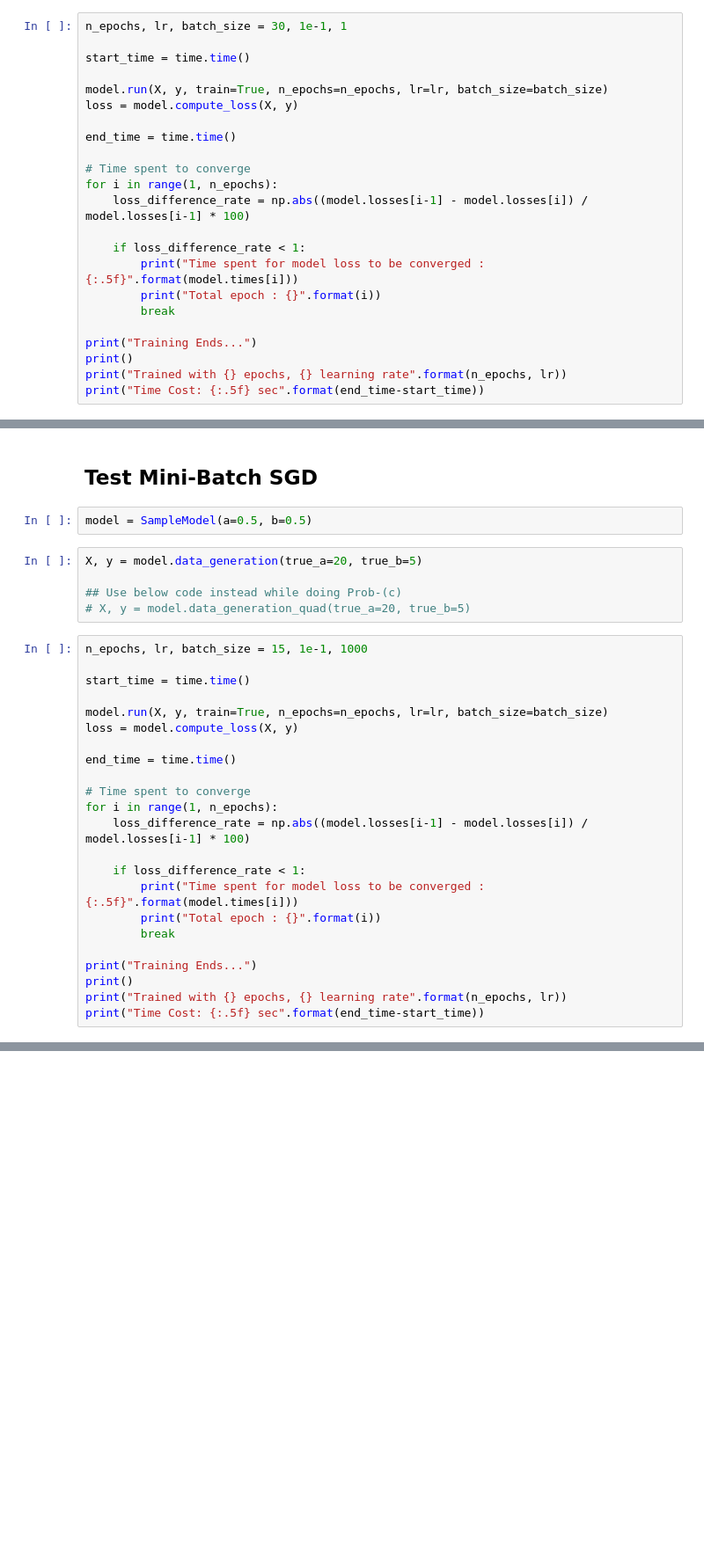
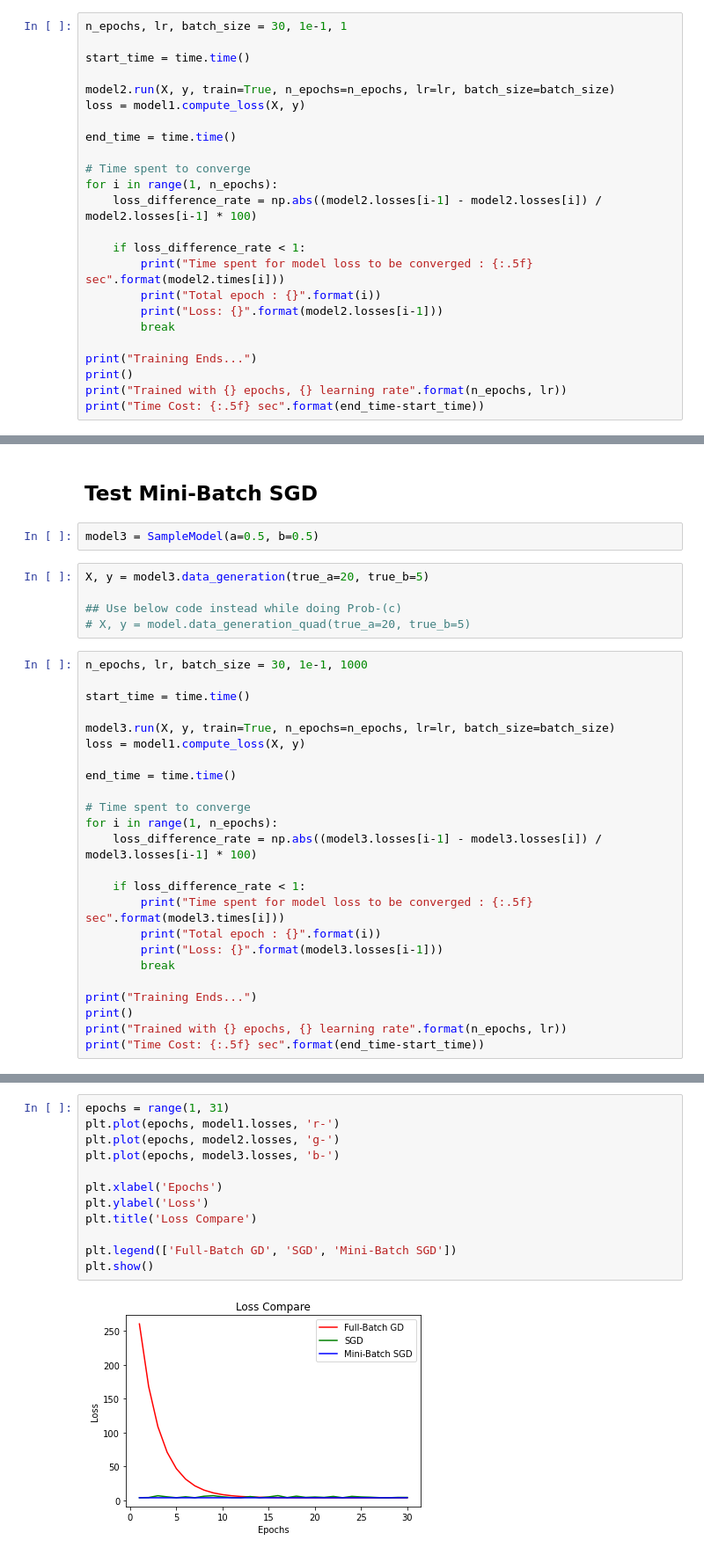
Before and after one commit to WhiteNoize-SNU/datasciencehw6, a Jupyter notebook: prob2_gd.ipynb, the cells around one changed output, grey strips where cells are left out. Shown: that part at 88% size. Drawn from its saved outputs; the diff is of its cells as text; blank space fills up the shorter version.

```diff
--- a/prob2_gd.ipynb
+++ b/prob2_gd.ipynb
@@ -244,18 +246,19 @@ n_epochs, lr, batch_size = 30, 1e-1, 1
 
 start_time = time.time()
 
-model.run(X, y, train=True, n_epochs=n_epochs, lr=lr, batch_size=batch_size)
-loss = model.compute_loss(X, y)
+model2.run(X, y, train=True, n_epochs=n_epochs, lr=lr, batch_size=batch_size)
+loss = model1.compute_loss(X, y)
 
 end_time = time.time()
 
 # Time spent to converge
 for i in range(1, n_epochs):
-    loss_difference_rate = np.abs((model.losses[i-1] - model.losses[i]) / model.losses[i-1] * 100)
+    loss_difference_rate = np.abs((model2.losses[i-1] - model2.losses[i]) / model2.losses[i-1] * 100)
 
     if loss_difference_rate < 1:
-        print("Time spent for model loss to be converged : {:.5f}".format(model.times[i]))
+        print("Time spent for model loss to be converged : {:.5f} sec".format(model2.times[i]))
         print("Total epoch : {}".format(i))
+        print("Loss: {}".format(model2.losses[i-1]))
         break
 
 print("Training Ends...")
@@ -283,29 +286,30 @@ Time Cost: 89.39801 sec
 # %% [markdown]
 ## Test Mini-Batch SGD
 # %%
-model = SampleModel(a=0.5, b=0.5)
+model3 = SampleModel(a=0.5, b=0.5)
 # %%
-X, y = model.data_generation(true_a=20, true_b=5)
+X, y = model3.data_generation(true_a=20, true_b=5)
 
 ## Use below code instead while doing Prob-(c)
 # X, y = model.data_generation_quad(true_a=20, true_b=5)
 # %%
-n_epochs, lr, batch_size = 15, 1e-1, 1000
+n_epochs, lr, batch_size = 30, 1e-1, 1000
 
 start_time = time.time()
 
-model.run(X, y, train=True, n_epochs=n_epochs, lr=lr, batch_size=batch_size)
-loss = model.compute_loss(X, y)
+model3.run(X, y, train=True, n_epochs=n_epochs, lr=lr, batch_size=batch_size)
+loss = model1.compute_loss(X, y)
 
 end_time = time.time()
 
 # Time spent to converge
 for i in range(1, n_epochs):
-    loss_difference_rate = np.abs((model.losses[i-1] - model.losses[i]) / model.losses[i-1] * 100)
+    loss_difference_rate = np.abs((model3.losses[i-1] - model3.losses[i]) / model3.losses[i-1] * 100)
 
     if loss_difference_rate < 1:
-        print("Time spent for model loss to be converged : {:.5f}".format(model.times[i]))
+        print("Time spent for model loss to be converged : {:.5f} sec".format(model3.times[i]))
         print("Total epoch : {}".format(i))
+        print("Loss: {}".format(model3.losses[i-1]))
         break
 
 print("Training Ends...")
@@ -336,0 +354,14 @@ Time Cost: 1.40664 sec
+# %%
+epochs = range(1, 31)
+plt.plot(epochs, model1.losses, 'r-')
+plt.plot(epochs, model2.losses, 'g-')
+plt.plot(epochs, model3.losses, 'b-')
+
+plt.xlabel('Epochs')
+plt.ylabel('Loss')
+plt.title('Loss Compare')
+
+plt.legend(['Full-Batch GD', 'SGD', 'Mini-Batch SGD'])
+plt.show()
+# %% [output]
+[figure, added]
```
Also changed, not shown: parts of 13 cells of this notebook.
